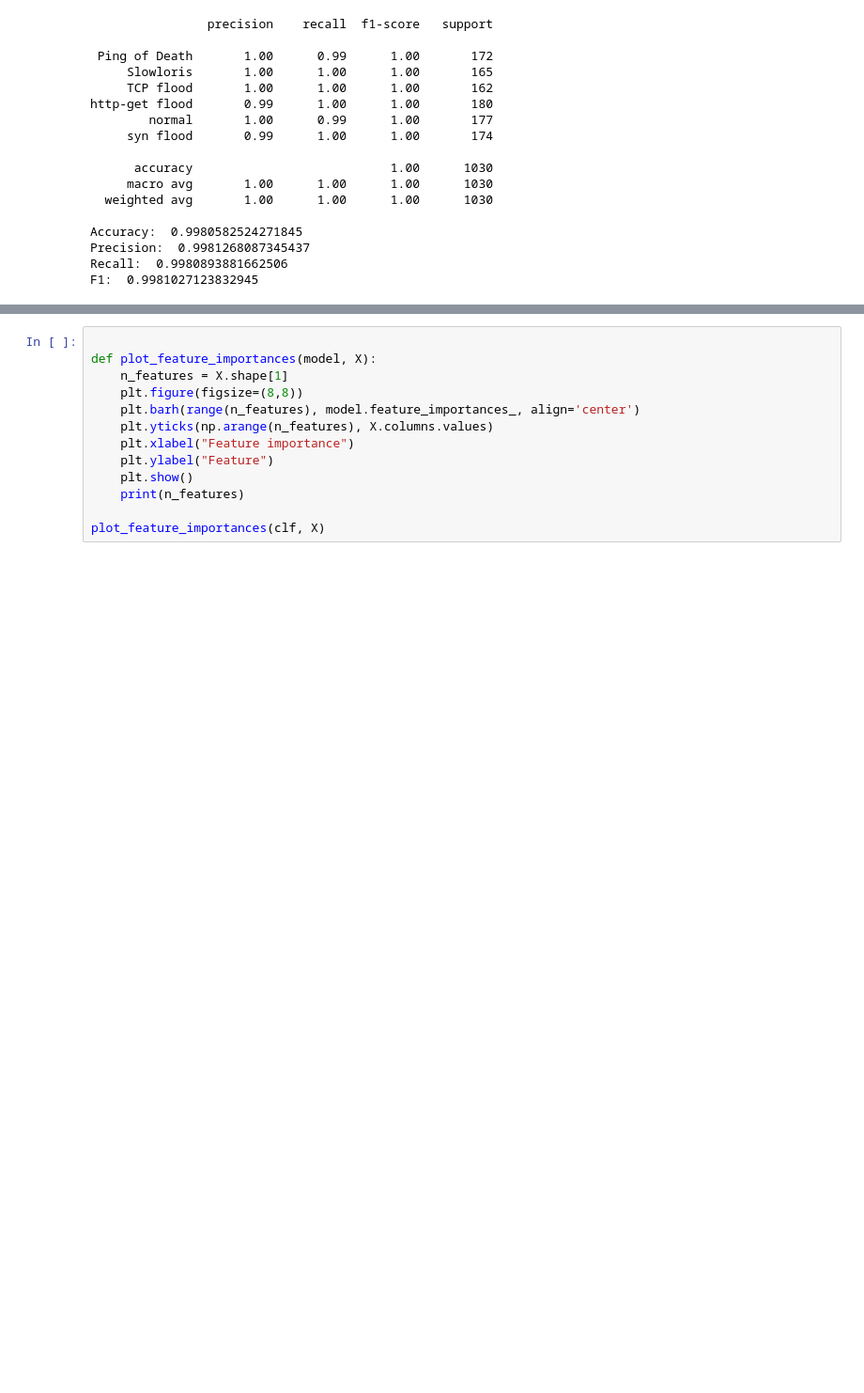
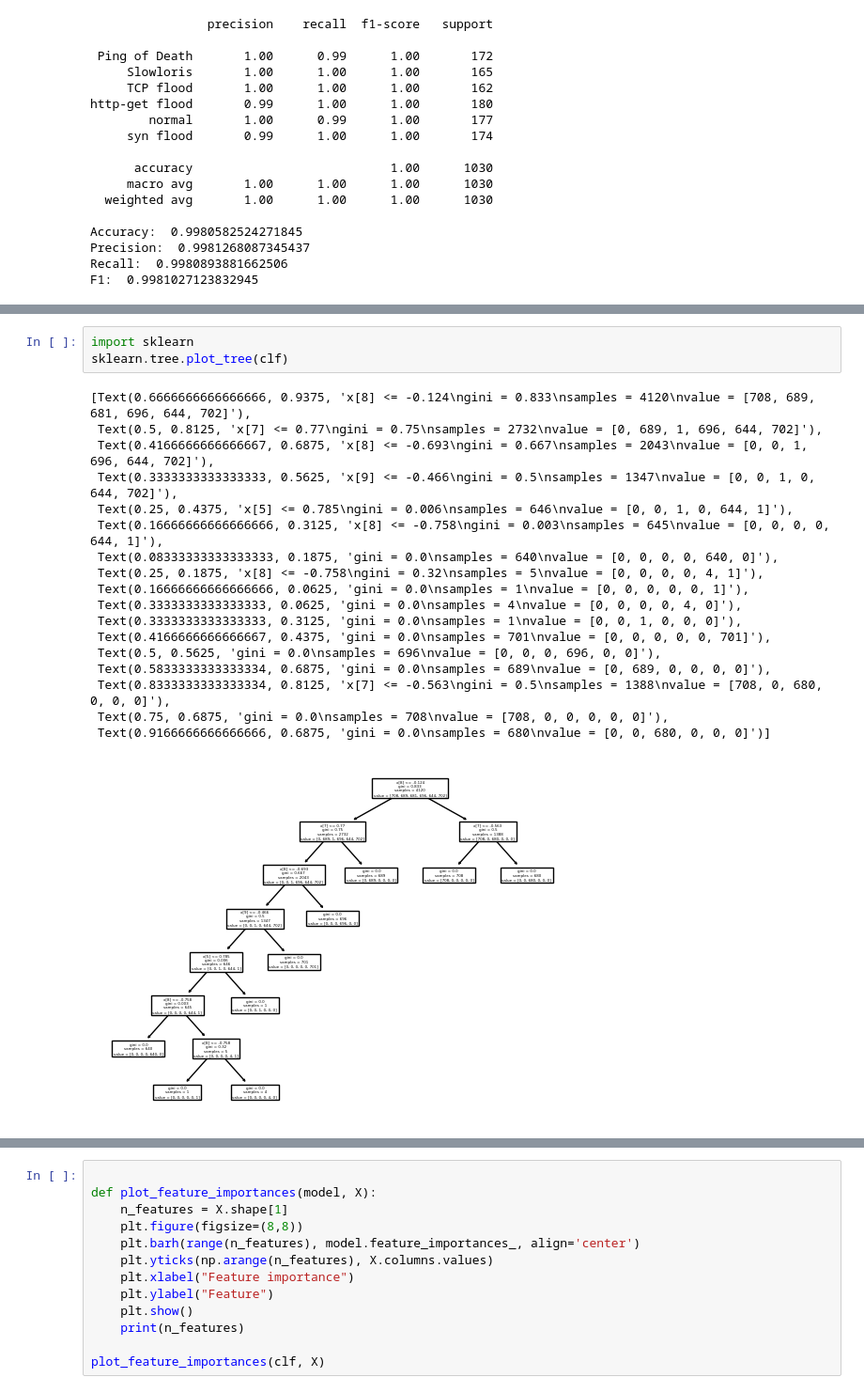
Before and after one commit to SmartSecLab/DDoS-detect., a Jupyter notebook: classifier.ipynb, the cells around one changed output, grey strips where cells are left out. Shown at 94% size. Saved outputs shown, nothing was run; the diff lists cells and outputs as text; blank space fills up the shorter version.

Commit message:
generated tree plot

```diff
--- a/classifier.ipynb
+++ b/classifier.ipynb
@@ -122 +155,23 @@ F1:  0.9981027123832945
+# %%
+import sklearn
+sklearn.tree.plot_tree(clf)
+# %% [output]
+[Text(0.6666666666666666, 0.9375, 'x[8] <= -0.124\ngini = 0.833\nsamples = 4120\nvalue = [708, 689, 681, 696, 644, 702]'),
+ Text(0.5, 0.8125, 'x[7] <= 0.77\ngini = 0.75\nsamples = 2732\nvalue = [0, 689, 1, 696, 644, 702]'),
+ Text(0.4166666666666667, 0.6875, 'x[8] <= -0.693\ngini = 0.667\nsamples = 2043\nvalue = [0, 0, 1, 696, 644, 702]'),
+ Text(0.3333333333333333, 0.5625, 'x[9] <= -0.466\ngini = 0.5\nsamples = 1347\nvalue = [0, 0, 1, 0, 644, 702]'),
+ Text(0.25, 0.4375, 'x[5] <= 0.785\ngini = 0.006\nsamples = 646\nvalue = [0, 0, 1, 0, 644, 1]'),
+ Text(0.16666666666666666, 0.3125, 'x[8] <= -0.758\ngini = 0.003\nsamples = 645\nvalue = [0, 0, 0, 0, 644, 1]'),
+ Text(0.08333333333333333, 0.1875, 'gini = 0.0\nsamples = 640\nvalue = [0, 0, 0, 0, 640, 0]'),
+ Text(0.25, 0.1875, 'x[8] <= -0.758\ngini = 0.32\nsamples = 5\nvalue = [0, 0, 0, 0, 4, 1]'),
+ Text(0.16666666666666666, 0.0625, 'gini = 0.0\nsamples = 1\nvalue = [0, 0, 0, 0, 0, 1]'),
+ Text(0.3333333333333333, 0.0625, 'gini = 0.0\nsamples = 4\nvalue = [0, 0, 0, 0, 4, 0]'),
+ Text(0.3333333333333333, 0.3125, 'gini = 0.0\nsamples = 1\nvalue = [0, 0, 1, 0, 0, 0]'),
+ Text(0.4166666666666667, 0.4375, 'gini = 0.0\nsamples = 701\nvalue = [0, 0, 0, 0, 0, 701]'),
+ Text(0.5, 0.5625, 'gini = 0.0\nsamples = 696\nvalue = [0, 0, 0, 696, 0, 0]'),
+ Text(0.5833333333333334, 0.6875, 'gini = 0.0\nsamples = 689\nvalue = [0, 689, 0, 0, 0, 0]'),
+ Text(0.8333333333333334, 0.8125, 'x[7] <= -0.563\ngini = 0.5\nsamples = 1388\nvalue = [708, 0, 680, 0, 0, 0]'),
+ Text(0.75, 0.6875, 'gini = 0.0\nsamples = 708\nvalue = [708, 0, 0, 0, 0, 0]'),
+ Text(0.9166666666666666, 0.6875, 'gini = 0.0\nsamples = 680\nvalue = [0, 0, 680, 0, 0, 0]')]
+[figure, added]
 # %% [markdown]
```
Also changed, not shown: parts of 2 cells of this notebook.
